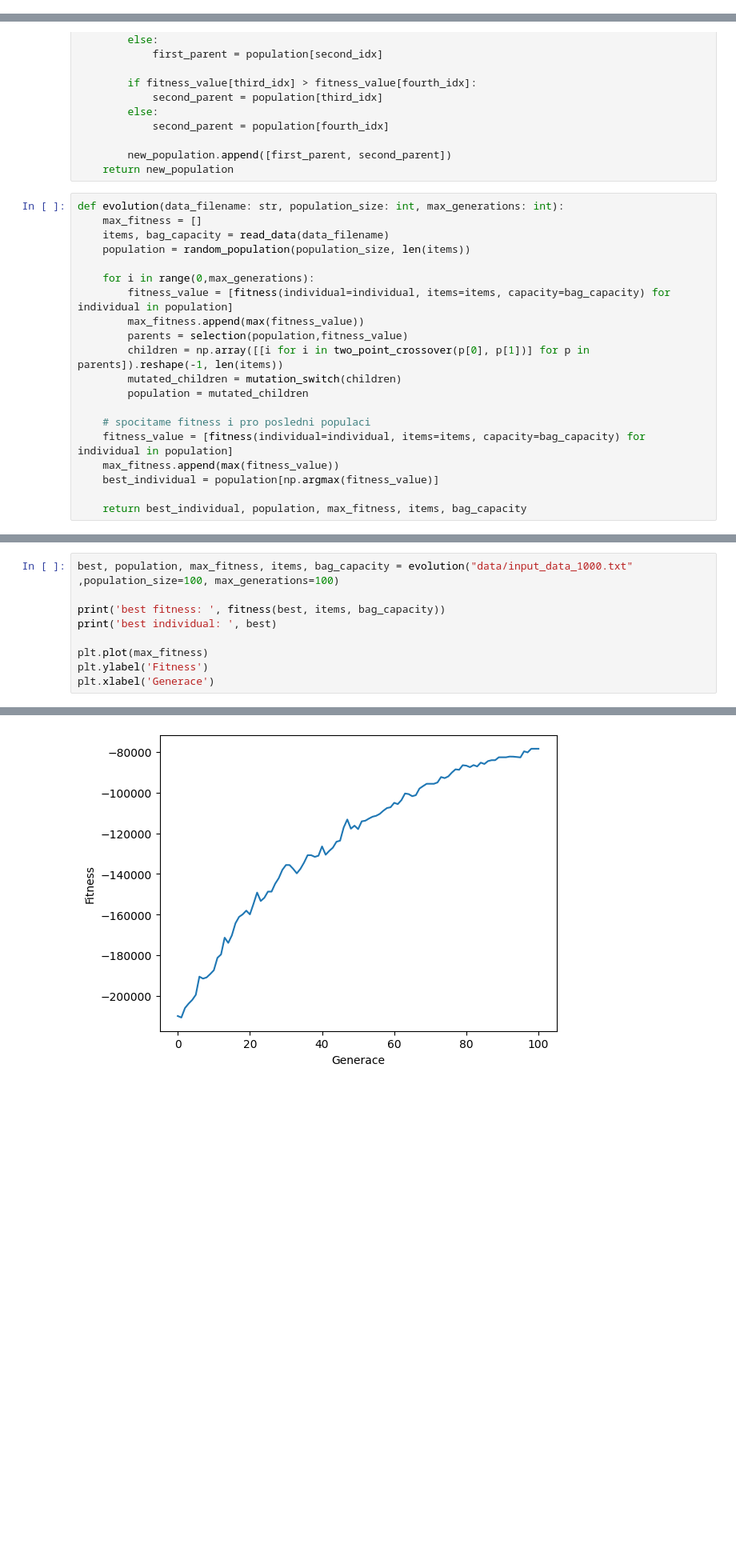
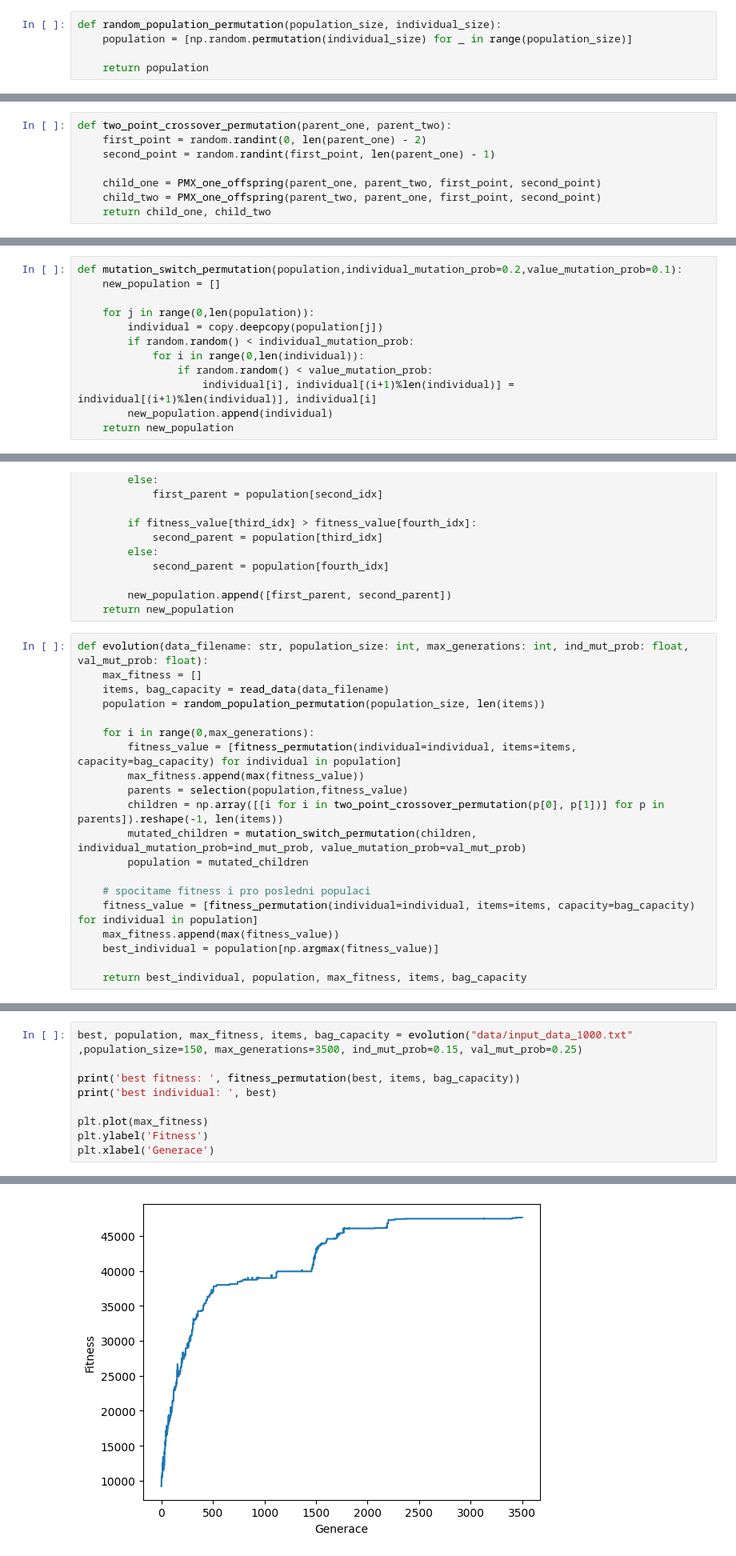
Before and after one commit to Neathac/Nature-inspired-algs, a Jupyter notebook: hw1/sol_1.ipynb, the cells around one changed output, grey strips where cells are left out. Shown at 80% size. Drawn from its saved outputs; the diff is of its cells as text; blank space fills up the shorter version.

```diff
--- a/hw1/sol_1.ipynb
+++ b/hw1/sol_1.ipynb
@@ -21,5 +32,10 @@ def random_population(population_size, individual_size):
 
     return population
+# %%
+def random_population_permutation(population_size, individual_size):
+    population = [np.random.permutation(individual_size) for _ in range(population_size)]
+
+    return population
 # %%
 def read_data(filename: str) -> np.array:
     f = open(filename, "r")
@@ -43,3 +73,11 @@ def two_point_crossover(parent_one, parent_two):
+# %%
+def two_point_crossover_permutation(parent_one, parent_two):
+    first_point = random.randint(0, len(parent_one) - 2)
+    second_point = random.randint(first_point, len(parent_one) - 1)
+
+    child_one = PMX_one_offspring(parent_one, parent_two, first_point, second_point)
+    child_two = PMX_one_offspring(parent_two, parent_one, first_point, second_point)
+    return child_one, child_two
 # %%
 def mutation_switch(population,individual_mutation_prob=0.2,value_mutation_prob=0.1):
     new_population = []
@@ -55,6 +93,18 @@ def mutation_switch(population,individual_mutation_prob=0.2,value_mutation_prob=
                         individual[i] = 1
         new_population.append(individual)
     return new_population
+# %%
+def mutation_switch_permutation(population,individual_mutation_prob=0.2,value_mutation_prob=0.1):
+    new_population = []
+
+    for j in range(0,len(population)):
+        individual = copy.deepcopy(population[j])
+        if random.random() < individual_mutation_prob:
+            for i in range(0,len(individual)):
+                if random.random() < value_mutation_prob:
+                    individual[i], individual[(i+1)%len(individual)] = individual[(i+1)%len(individual)], individual[i]
+        new_population.append(individual)
+    return new_population
 # %%
 def selection(population,fitness_value):
     new_population = []
@@ -82,21 +132,21 @@ def selection(population,fitness_value):
         new_population.append([first_parent, second_parent])
     return new_population
 # %%
-def evolution(data_filename: str, population_size: int, max_generations: int):
+def evolution(data_filename: str, population_size: int, max_generations: int, ind_mut_prob: float, val_mut_prob: float):
     max_fitness = []
     items, bag_capacity = read_data(data_filename)
-    population = random_population(population_size, len(items))
+    population = random_population_permutation(population_size, len(items))
 
     for i in range(0,max_generations):
-        fitness_value = [fitness(individual=individual, items=items, capacity=bag_capacity) for individual in population]
+        fitness_value = [fitness_permutation(individual=individual, items=items, capacity=bag_capacity) for individual in population]
         max_fitness.append(max(fitness_value))
         parents = selection(population,fitness_value)
-        children = np.array([[i for i in two_point_crossover(p[0], p[1])] for p in parents]).reshape(-1, len(items))
-        mutated_children = mutation_switch(children)
+        children = np.array([[i for i in two_point_crossover_permutation(p[0], p[1])] for p in parents]).reshape(-1, len(items))
+        mutated_children = mutation_switch_permutation(children, individual_mutation_prob=ind_mut_prob, value_mutation_prob=val_mut_prob)
         population = mutated_children
 
     # spocitame fitness i pro posledni populaci
-    fitness_value = [fitness(individual=individual, items=items, capacity=bag_capacity) for individual in population]
+    fitness_value = [fitness_permutation(individual=individual, items=items, capacity=bag_capacity) for individual in population]
     max_fitness.append(max(fitness_value))
     best_individual = population[np.argmax(fitness_value)]
 
@@ -148,7 +200,7 @@ Text(0.5, 0, 'Generace')
 # %%
-best, population, max_fitness, items, bag_capacity = evolution("data/input_data_1000.txt" ,population_size=100, max_generations=100)
+best, population, max_fitness, items, bag_capacity = evolution("data/input_data_1000.txt" ,population_size=150, max_generations=3500, ind_mut_prob=0.15, val_mut_prob=0.25)
 
-print('best fitness: ', fitness(best, items, bag_capacity))
+print('best fitness: ', fitness_permutation(best, items, bag_capacity))
 print('best individual: ', best)
 
 plt.plot(max_fitness)
@@ -175,2 +227,2 @@ best individual:  [1 0 1 1 1 0 1 0 0 0 1 0 1 0 0 0 0 0 1 0 1 0 0 1 0 1 0 0 0 0 0
 Text(0.5, 0, 'Generace')
-[figure, old version]
+[figure, new version]
```
Also changed, not shown: parts of 7 cells of this notebook.
